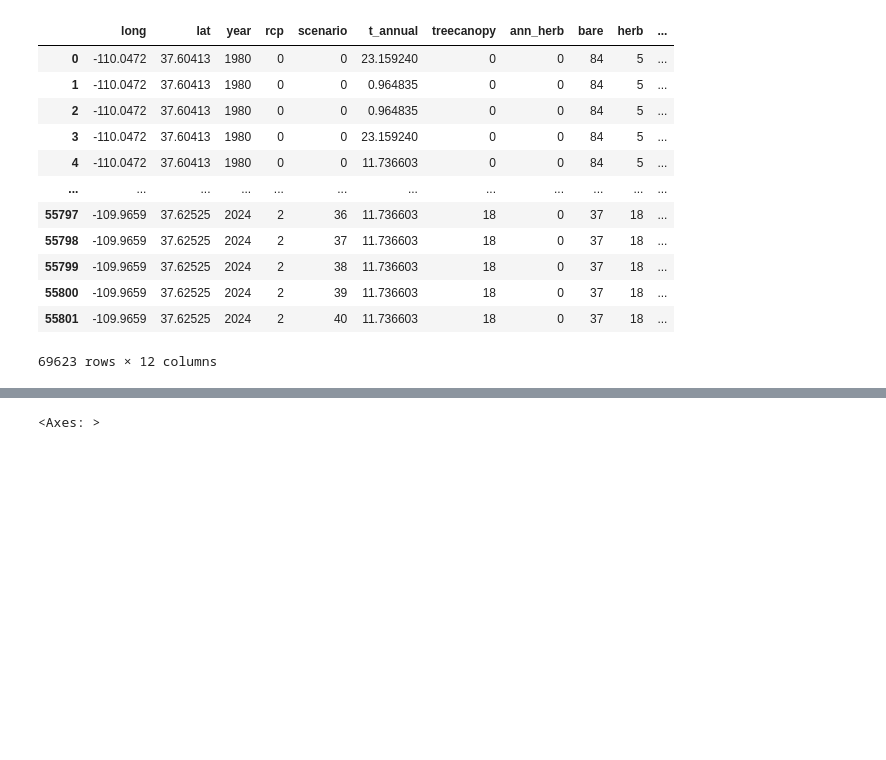
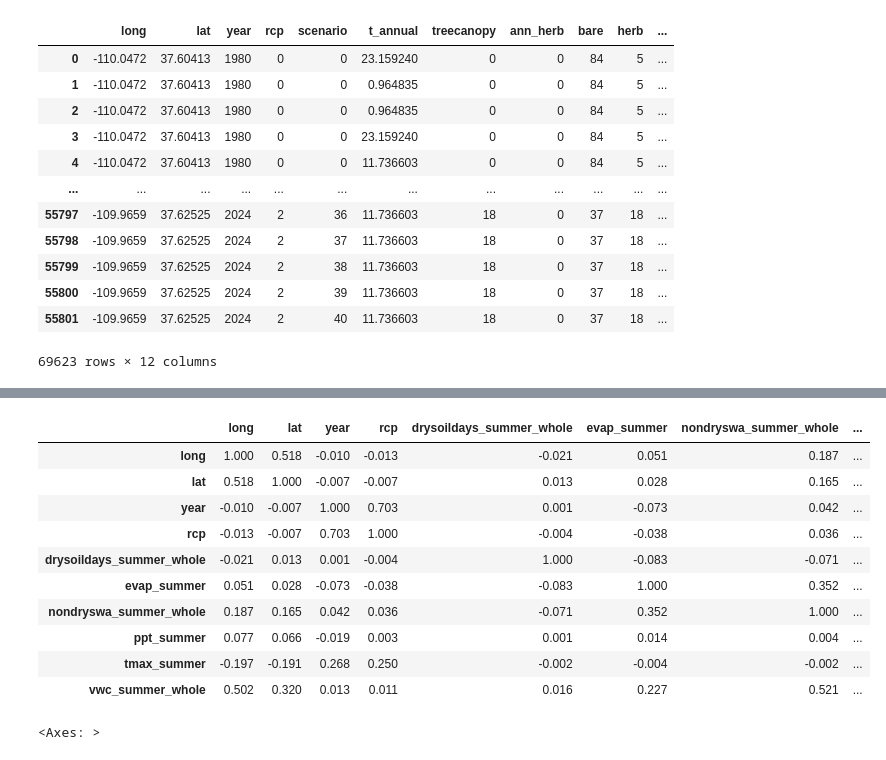
Before and after one commit to hannah-hana-kim/DSAN-Scholarship, a Jupyter notebook: visualization.ipynb, the cells around one changed output, grey strips where cells are left out. Saved outputs shown, nothing was run; the diff lists cells and outputs as text; code cells hidden in the pictures; blank space fills up the shorter version.

```diff
--- a/visualization.ipynb
+++ b/visualization.ipynb
@@ -957,3 +995,19 @@ df2_selected
+# %%
+# round the values
+corr_matrix = corr_matrix.round(3)
+corr_matrix
+# %% [output]
+|  | long | lat | year | rcp | drysoildays_summer_whole | evap_summer | nondryswa_summer_whole | ... |
+| long | 1.000 | 0.518 | -0.010 | -0.013 | -0.021 | 0.051 | 0.187 | ... |
+| lat | 0.518 | 1.000 | -0.007 | -0.007 | 0.013 | 0.028 | 0.165 | ... |
+| year | -0.010 | -0.007 | 1.000 | 0.703 | 0.001 | -0.073 | 0.042 | ... |
+| rcp | -0.013 | -0.007 | 0.703 | 1.000 | -0.004 | -0.038 | 0.036 | ... |
+| drysoildays_summer_whole | -0.021 | 0.013 | 0.001 | -0.004 | 1.000 | -0.083 | -0.071 | ... |
+| evap_summer | 0.051 | 0.028 | -0.073 | -0.038 | -0.083 | 1.000 | 0.352 | ... |
+| nondryswa_summer_whole | 0.187 | 0.165 | 0.042 | 0.036 | -0.071 | 0.352 | 1.000 | ... |
+| ppt_summer | 0.077 | 0.066 | -0.019 | 0.003 | 0.001 | 0.014 | 0.004 | ... |
+| tmax_summer | -0.197 | -0.191 | 0.268 | 0.250 | -0.002 | -0.004 | -0.002 | ... |
+| vwc_summer_whole | 0.502 | 0.320 | 0.013 | 0.011 | 0.016 | 0.227 | 0.521 | ... |
 # %%
 # load the greenery data
 greenery2 = pd.read_csv('./data/cleaned_data/greenery_data.csv')
```
Also changed, not shown: parts of 5 cells of this notebook, 3 other files.
